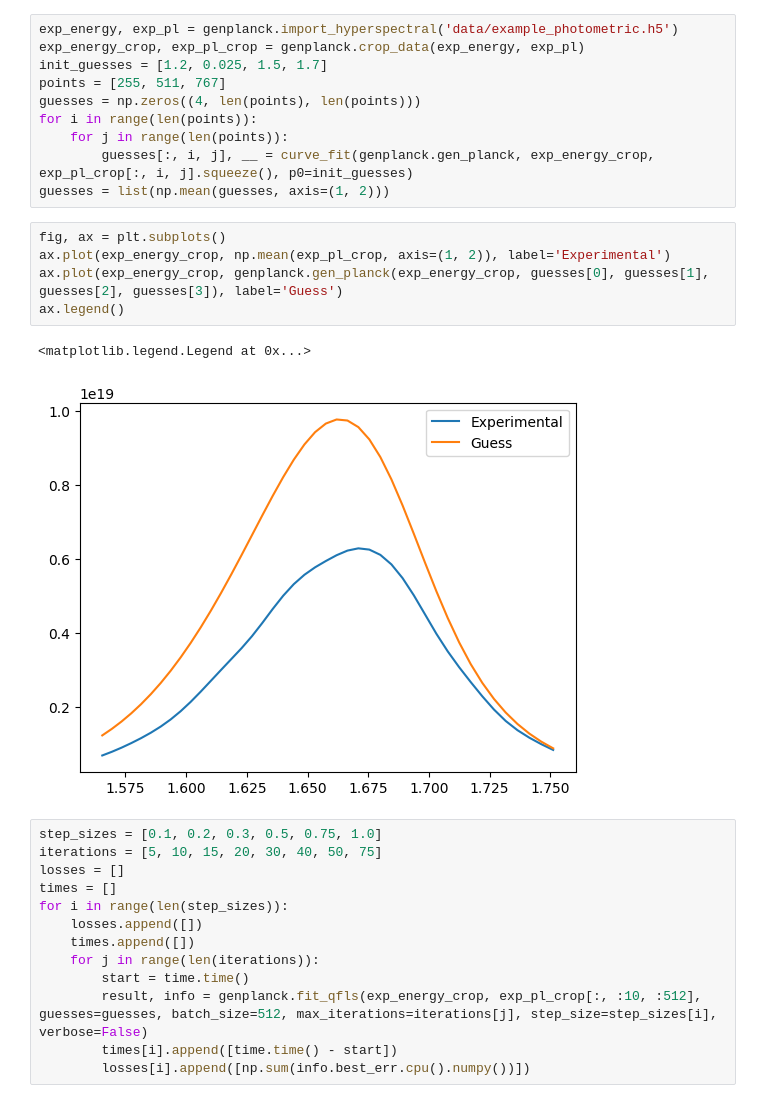
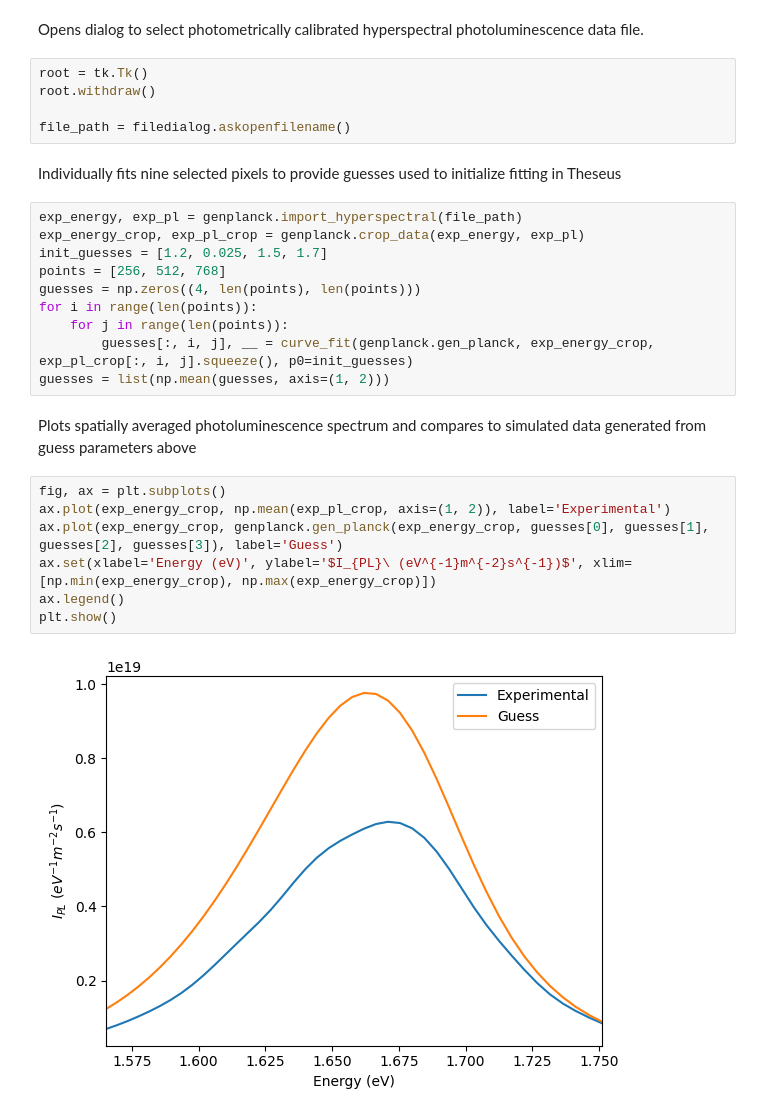
Before and after one commit to cbchosy/theseusfit, a Jupyter notebook: qfls_fitting_demo.ipynb, the cells around one changed output. Cells and saved outputs as stored; diff of their text form.

```diff
--- a/qfls_fitting_demo.ipynb
+++ b/qfls_fitting_demo.ipynb
@@ -20,31 +12,30 @@ pl = np.zeros((energy.size, qfls.shape[0], qfls.shape[1]))
+# %% [markdown]
+Opens dialog to select photometrically calibrated hyperspectral photoluminescence data file.
+# %%
+root = tk.Tk()
+root.withdraw()
+
+file_path = filedialog.askopenfilename()
+# %% [markdown]
+Individually fits nine selected pixels to provide guesses used to initialize fitting in Theseus
 # %%
-exp_energy, exp_pl = genplanck.import_hyperspectral('data/example_photometric.h5')
+exp_energy, exp_pl = genplanck.import_hyperspectral(file_path)
 exp_energy_crop, exp_pl_crop = genplanck.crop_data(exp_energy, exp_pl)
 init_guesses = [1.2, 0.025, 1.5, 1.7]
-points = [255, 511, 767]
+points = [256, 512, 768]
 guesses = np.zeros((4, len(points), len(points)))
 for i in range(len(points)):
     for j in range(len(points)):
         guesses[:, i, j], __ = curve_fit(genplanck.gen_planck, exp_energy_crop, exp_pl_crop[:, i, j].squeeze(), p0=init_guesses)
 guesses = list(np.mean(guesses, axis=(1, 2)))
+# %% [markdown]
+Plots spatially averaged photoluminescence spectrum and compares to simulated data generated from guess parameters above
 # %%
 fig, ax = plt.subplots()
 ax.plot(exp_energy_crop, np.mean(exp_pl_crop, axis=(1, 2)), label='Experimental')
 ax.plot(exp_energy_crop, genplanck.gen_planck(exp_energy_crop, guesses[0], guesses[1], guesses[2], guesses[3]), label='Guess')
+ax.set(xlabel='Energy (eV)', ylabel='$I_{PL}\ (eV^{-1}m^{-2}s^{-1})$', xlim=[np.min(exp_energy_crop), np.max(exp_energy_crop)])
 ax.legend()
+plt.show()
 # %% [output]
-<matplotlib.legend.Legend at 0x...>
-[figure, old version]
+[figure, new version]
-# %%
-step_sizes = [0.1, 0.2, 0.3, 0.5, 0.75, 1.0]
-iterations = [5, 10, 15, 20, 30, 40, 50, 75]
-losses = []
-times = []
-for i in range(len(step_sizes)):
-    losses.append([])
-    times.append([])
-    for j in range(len(iterations)):
-        start = time.time()
-        result, info = genplanck.fit_qfls(exp_energy_crop, exp_pl_crop[:, :10, :512], guesses=guesses, batch_size=512, max_iterations=iterations[j], step_size=step_sizes[i], verbose=False)
-        times[i].append([time.time() - start])
-        losses[i].append([np.sum(info.best_err.cpu().numpy())])
```
Also changed, not shown: parts of 10 cells of this notebook.
